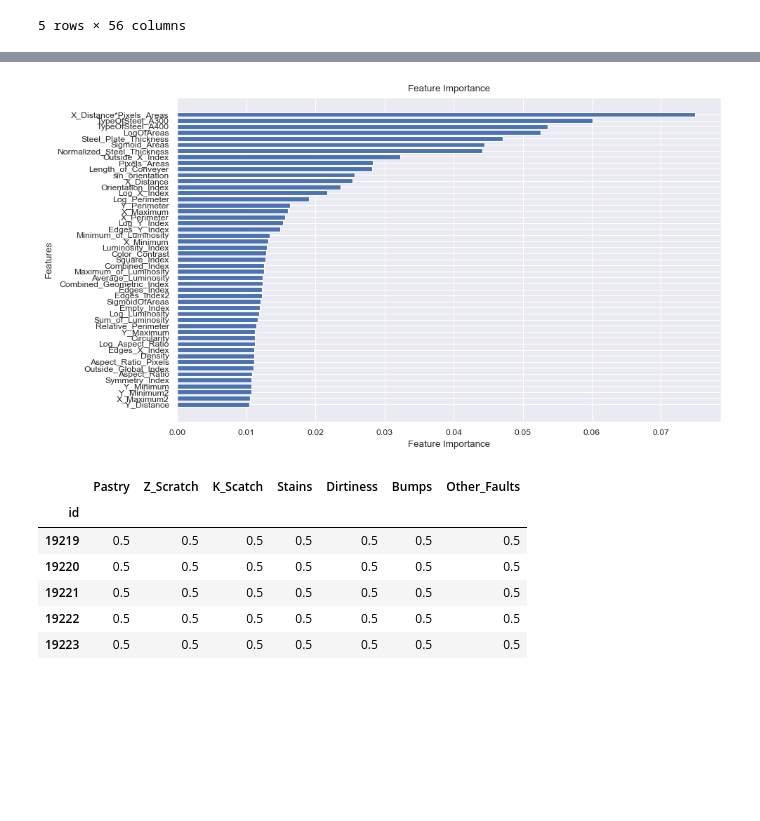
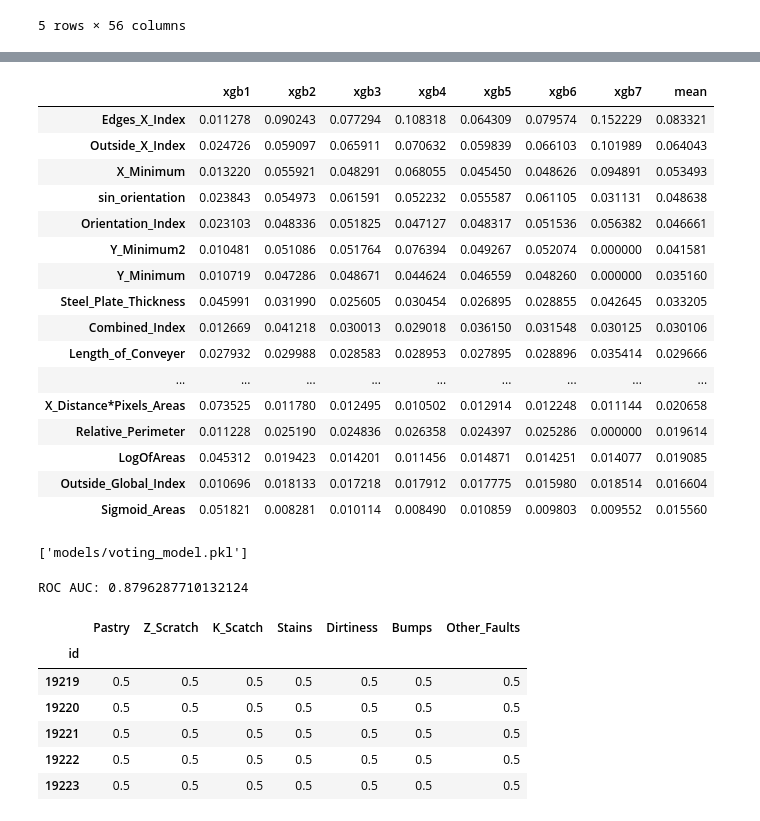
Before and after one commit to RuiFSP/Kaggle, a Jupyter notebook: Playground_Series_S4/3-Steel_Plate_Defect_Prediction/steel_plate_defect_prediction_baseline.ipynb, the cells around one changed output, grey strips where cells are left out. Cells and saved outputs as stored; diff of their text form; code cells hidden in the pictures; blank space fills up the shorter version.

Commit message:
add submission 2 with voting system

```diff
--- a/Playground_Series_S4/3-Steel_Plate_Defect_Prediction/steel_plate_defect_prediction_baseline.ipynb
+++ b/Playground_Series_S4/3-Steel_Plate_Defect_Prediction/steel_plate_defect_prediction_baseline.ipynb
@@ -346,28 +351,38 @@ KeyboardInterrupt:
-# %%
-# Get feature importance from the xgb1 model
-feature_importance = voting.feature_importances_
-
-# Get the names of the features
-feature_names = X.columns
-
-# Pair feature names with their importance scores
-feature_importance_dict = dict(zip(feature_names, feature_importance))
-
-# Sort the features based on importance
-sorted_features = sorted(feature_importance_dict.items(), key=lambda x: x[1])
-
-# Unpack the sorted features and importance scores
-sorted_feature_names, sorted_feature_importance = zip(*sorted_features)
-
-# Create a bar plot to show feature importance
-plt.figure(figsize=(10, 6))
-plt.barh(sorted_feature_names, sorted_feature_importance)
-plt.xlabel('Feature Importance')
-plt.ylabel('Features')
-plt.title('Feature Importance')
-plt.show()
-# %% [output]
-[figure, removed]
+# %%
+# check feature importance in voting classifier
+feature_importance = pd.DataFrame(voting.named_estimators_['xgb1'].feature_importances_, index=X.columns, columns=['xgb1']).sort_values('xgb1', ascending=False)
+feature_importance['xgb2'] = voting.named_estimators_['xgb2'].feature_importances_
+feature_importance['xgb3'] = voting.named_estimators_['xgb3'].feature_importances_
+feature_importance['xgb4'] = voting.named_estimators_['xgb4'].feature_importances_
+feature_importance['xgb5'] = voting.named_estimators_['xgb5'].feature_importances_
+feature_importance['xgb6'] = voting.named_estimators_['xgb6'].feature_importances_
+feature_importance['xgb7'] = voting.named_estimators_['xgb7'].feature_importances_
+feature_importance['mean'] = feature_importance.mean(axis=1)
+feature_importance = feature_importance.sort_values('mean', ascending=False)
+feature_importance.head(20)
+# %% [output]
+|  | xgb1 | xgb2 | xgb3 | xgb4 | xgb5 | xgb6 | xgb7 | mean |
+| Edges_X_Index | 0.011278 | 0.090243 | 0.077294 | 0.108318 | 0.064309 | 0.079574 | 0.152229 | 0.083321 |
+| Outside_X_Index | 0.024726 | 0.059097 | 0.065911 | 0.070632 | 0.059839 | 0.066103 | 0.101989 | 0.064043 |
+| X_Minimum | 0.013220 | 0.055921 | 0.048291 | 0.068055 | 0.045450 | 0.048626 | 0.094891 | 0.053493 |
+| sin_orientation | 0.023843 | 0.054973 | 0.061591 | 0.052232 | 0.055587 | 0.061105 | 0.031131 | 0.048638 |
+| Orientation_Index | 0.023103 | 0.048336 | 0.051825 | 0.047127 | 0.048317 | 0.051536 | 0.056382 | 0.046661 |
+| Y_Minimum2 | 0.010481 | 0.051086 | 0.051764 | 0.076394 | 0.049267 | 0.052074 | 0.000000 | 0.041581 |
+| Y_Minimum | 0.010719 | 0.047286 | 0.048671 | 0.044624 | 0.046559 | 0.048260 | 0.000000 | 0.035160 |
+| Steel_Plate_Thickness | 0.045991 | 0.031990 | 0.025605 | 0.030454 | 0.026895 | 0.028855 | 0.042645 | 0.033205 |
+| Combined_Index | 0.012669 | 0.041218 | 0.030013 | 0.029018 | 0.036150 | 0.031548 | 0.030125 | 0.030106 |
+| Length_of_Conveyer | 0.027932 | 0.029988 | 0.028583 | 0.028953 | 0.027895 | 0.028896 | 0.035414 | 0.029666 |
+| ... | ... | ... | ... | ... | ... | ... | ... | ... |
+| X_Distance*Pixels_Areas | 0.073525 | 0.011780 | 0.012495 | 0.010502 | 0.012914 | 0.012248 | 0.011144 | 0.020658 |
+| Relative_Perimeter | 0.011228 | 0.025190 | 0.024836 | 0.026358 | 0.024397 | 0.025286 | 0.000000 | 0.019614 |
+| LogOfAreas | 0.045312 | 0.019423 | 0.014201 | 0.011456 | 0.014871 | 0.014251 | 0.014077 | 0.019085 |
+| Outside_Global_Index | 0.010696 | 0.018133 | 0.017218 | 0.017912 | 0.017775 | 0.015980 | 0.018514 | 0.016604 |
+| Sigmoid_Areas | 0.051821 | 0.008281 | 0.010114 | 0.008490 | 0.010859 | 0.009803 | 0.009552 | 0.015560 |
+# %%
+
+joblib.dump(voting, 'models/voting_model.pkl')
+# %% [output]
+['models/voting_model.pkl']
 # %%
 # #lightgbm
 
@@ -449,6 +464,10 @@ plt.show()
 #     bests_catboost[f'Best for fold {i} with value {study.best_value} is'] = study.best_params
 
 # print(bests_catboost)
+# %%
+print(f'ROC AUC: {scores.mean()}')
+# %% [output]
+ROC AUC: 0.8796287710132124
 # %%
 sub.head()
 # %% [output]
```
Also changed, not shown: parts of 5 cells of this notebook, 2 other files.
